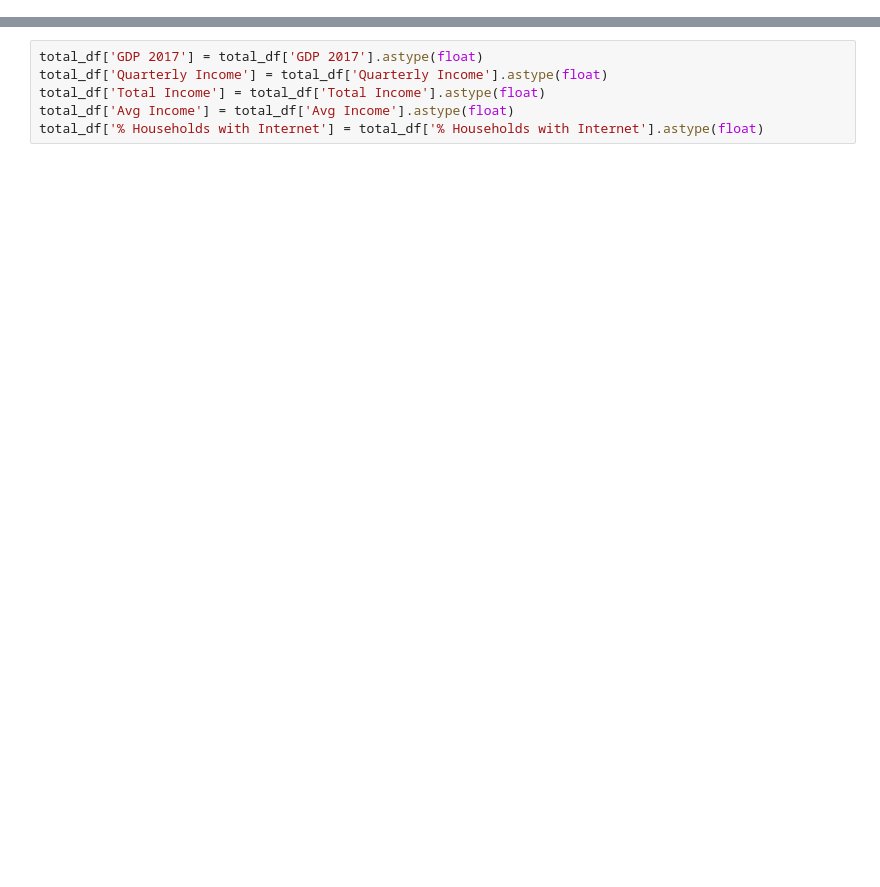
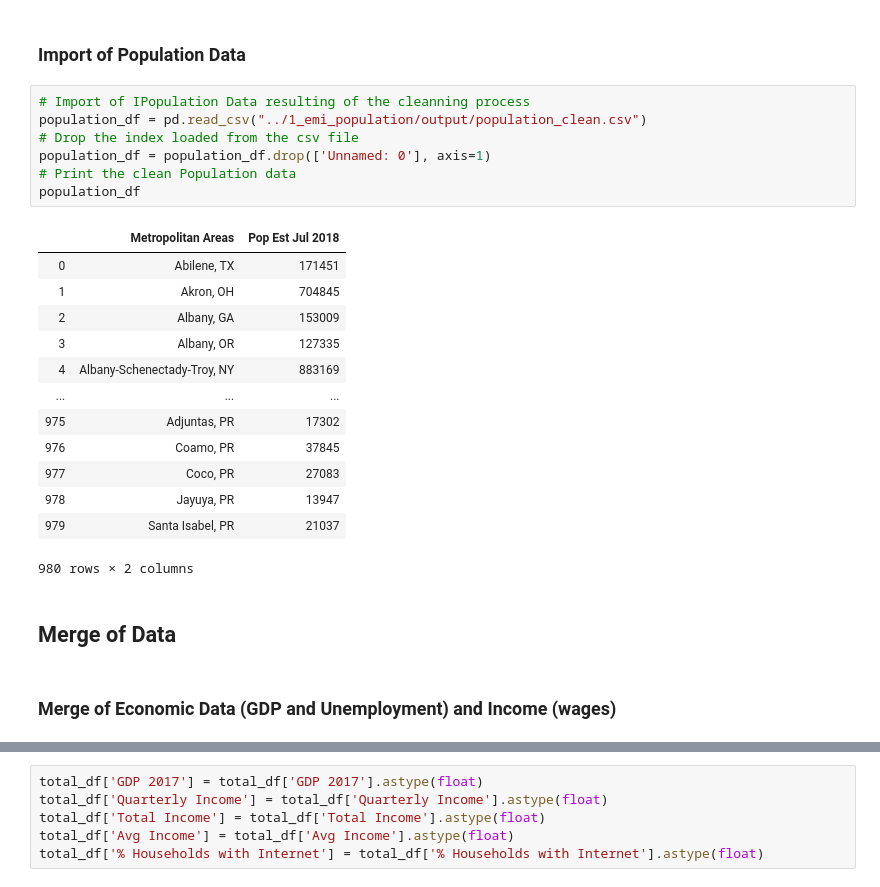
Before and after one commit to Emi-Babu/5G-Network-Analysis, a Jupyter notebook: 0_first_attempt/2_merged_data/merged_notebook.ipynb, the cells around one changed output, grey strips where cells are left out. Saved outputs shown, nothing was run; the diff lists cells and outputs as text; blank space fills up the shorter version.

```diff
--- a/0_first_attempt/2_merged_data/merged_notebook.ipynb
+++ b/0_first_attempt/2_merged_data/merged_notebook.ipynb
@@ -224,0 +80,27 @@ total_df
+# %% [markdown]
+### Import of Population Data
+# %%
+# Import of IPopulation Data resulting of the cleanning process
+population_df = pd.read_csv("../1_emi_population/output/population_clean.csv")
+# Drop the index loaded from the csv file
+population_df = population_df.drop(['Unnamed: 0'], axis=1)
+# Print the clean Population data
+population_df
+# %% [output]
+|  | Metropolitan Areas | Pop Est Jul 2018 |
+| 0 | Abilene, TX | 171451 |
+| 1 | Akron, OH | 704845 |
+| 2 | Albany, GA | 153009 |
+| 3 | Albany, OR | 127335 |
+| 4 | Albany-Schenectady-Troy, NY | 883169 |
+| ... | ... | ... |
+| 975 | Adjuntas, PR | 17302 |
+| 976 | Coamo, PR | 37845 |
+| 977 | Coco, PR | 27083 |
+| 978 | Jayuya, PR | 13947 |
+| 979 | Santa Isabel, PR | 21037 |
+980 rows × 2 columns
+# %% [markdown]
+## Merge of Data
+# %% [markdown]
+### Merge of Economic Data (GDP and Unemployment) and Income (wages)
```
Also changed, not shown: parts of 57 cells of this notebook, 2 other files.
